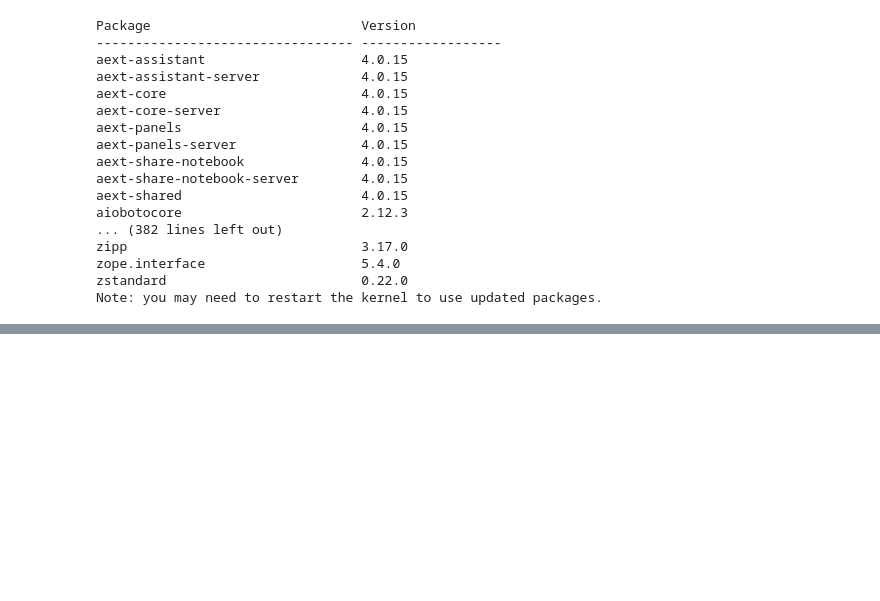
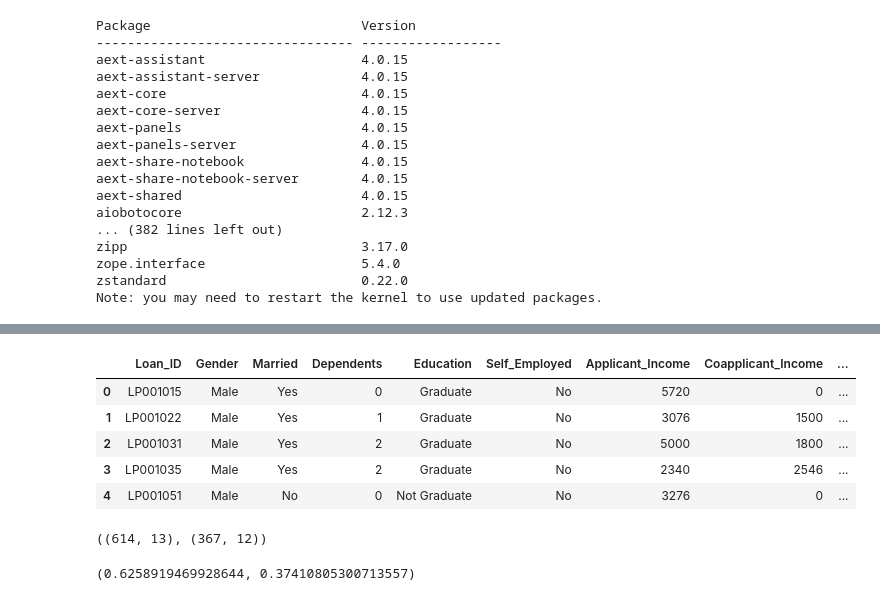
Before and after one commit to akhnasj/predictive-modelling-for-loan-approval, a Jupyter notebook: PMLA.ipynb, the cells around one changed output, grey strips where cells are left out. Drawn from its saved outputs; the diff is of its cells as text; code cells hidden in the pictures; blank space fills up the shorter version.

```diff
--- a/PMLA.ipynb
+++ b/PMLA.ipynb
@@ -70,0 +86,19 @@ warnings.filterwarnings('ignore', category = FutureWarning)
+# %%
+test.head()
+# %% [output]
+|  | Loan_ID | Gender | Married | Dependents | Education | Self_Employed | Applicant_Income | Coapplicant_Income | ... |
+| 0 | LP001015 | Male | Yes | 0 | Graduate | No | 5720 | 0 | ... |
+| 1 | LP001022 | Male | Yes | 1 | Graduate | No | 3076 | 1500 | ... |
+| 2 | LP001031 | Male | Yes | 2 | Graduate | No | 5000 | 1800 | ... |
+| 3 | LP001035 | Male | Yes | 2 | Graduate | No | 2340 | 2546 | ... |
+| 4 | LP001051 | Male | No | 0 | Not Graduate | No | 3276 | 0 | ... |
+# %%
+# Displays rows and columns in each data
+train.shape, test.shape
+# %% [output]
+((614, 13), (367, 12))
+# %%
+# Calculates the train-test-split data
+train.shape[0]/(train.shape[0] + test.shape[0]), test.shape[0]/(train.shape[0] + test.shape[0])
+# %% [output]
+(0.6258919469928644, 0.37410805300713557)
```
Also changed, not shown: parts of 14 cells of this notebook, 2 other files.
